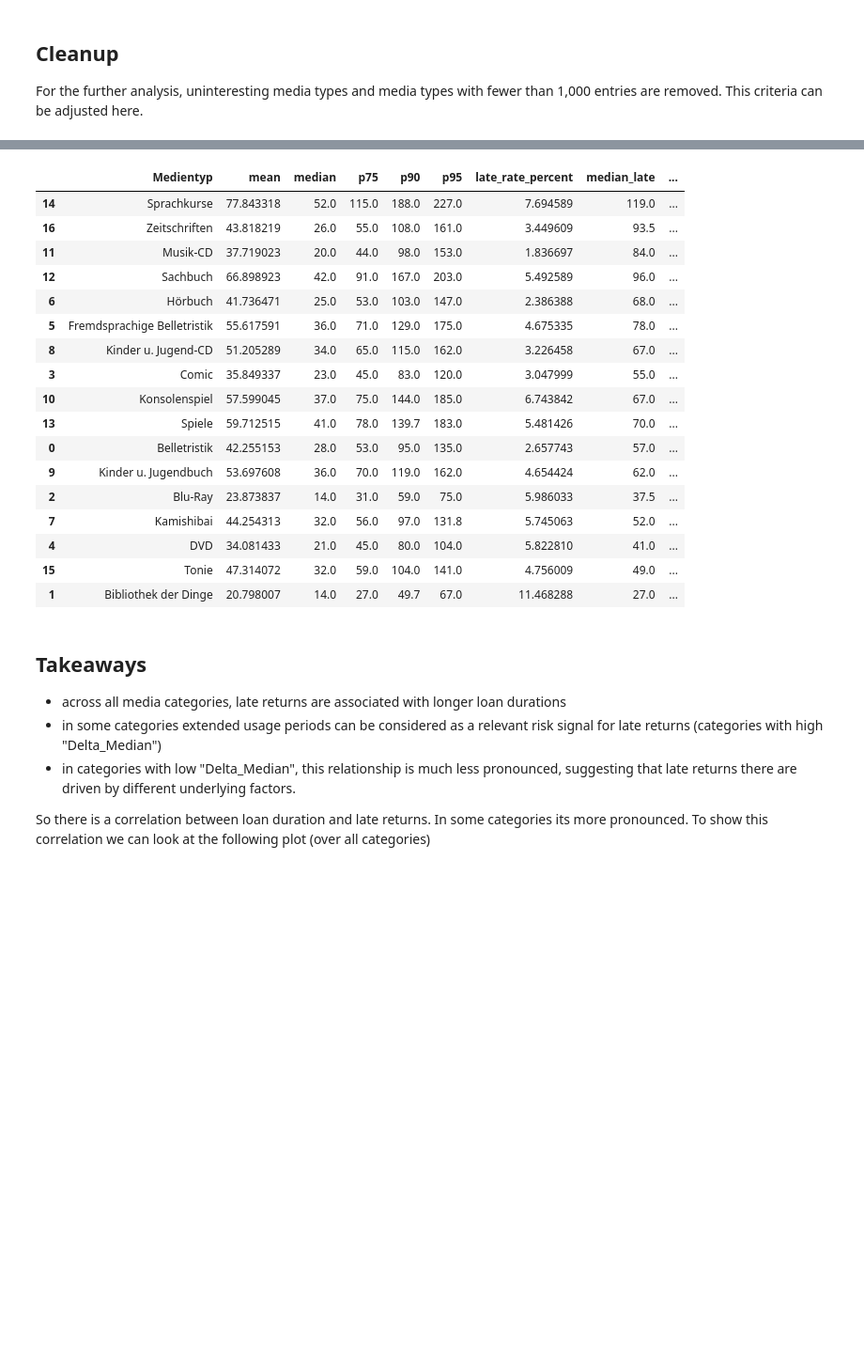
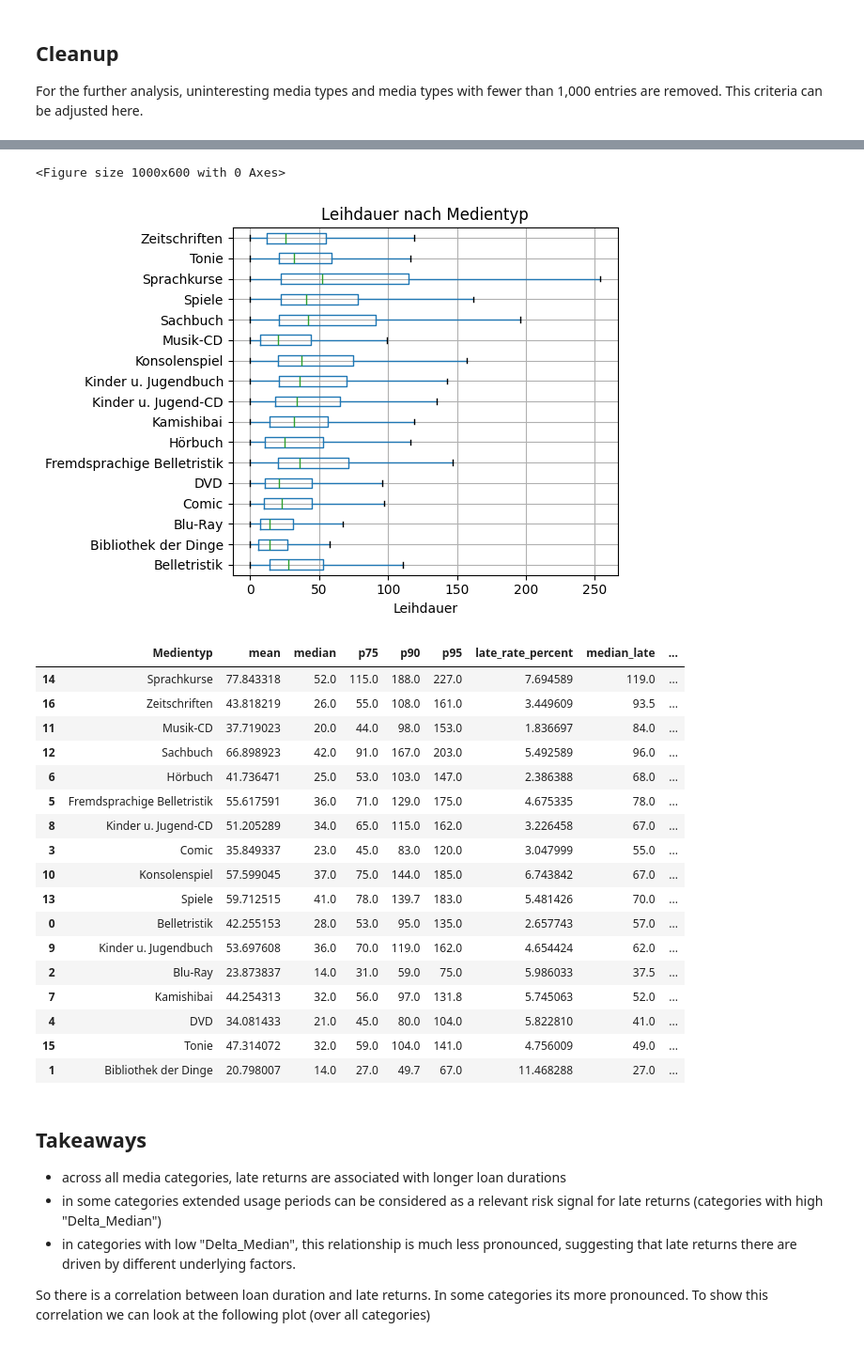
Before and after one commit to RobinAllgeier/Data_Literacy, a Jupyter notebook: notebooks/nr-notebook.ipynb, the cells around one changed output, grey strips where cells are left out. Shown at 94% size. Cells and saved outputs as stored; diff of their text form; code cells hidden in the pictures; blank space fills up the shorter version.

```diff
--- a/notebooks/nr-notebook.ipynb
+++ b/notebooks/nr-notebook.ipynb
@@ -194,34 +194,53 @@ leihdauer_stats = (
 late_rate = (
     all_data_frame
     .groupby("Medientyp")["Verspätet"]
     .apply(lambda x: (x == "Ja").mean() * 100)
     .rename("late_rate_percent")
 )
 
 leihdauer_by_late = (
     all_data_frame
     .groupby(["Medientyp", "Verspätet"])["Leihdauer"]
     .median()
     .unstack()
     .rename(columns={"Ja": "median_late", "Nein": "median_on_time"})
 )
 
 leihdauer_by_late["Delta_Median"] = (
         leihdauer_by_late["median_late"]
         - leihdauer_by_late["median_on_time"]
 )
 
 final_table = (
     leihdauer_stats
     .set_index("Medientyp")
     .join(late_rate)
     .join(leihdauer_by_late)
     .reset_index()
     .sort_values("Delta_Median", ascending=False)
 )
 
-final_table
+order = final_table["Medientyp"].tolist()
+
+plt.figure(figsize=(10, 6))
+all_data_frame.boxplot(
+    column="Leihdauer",
+    by="Medientyp",
+    vert=False,
+    grid=True,
+    showfliers=False
+)
+plt.suptitle("")
+plt.title("Leihdauer nach Medientyp")
+plt.xlabel("Leihdauer")
+plt.ylabel("")
+plt.tight_layout()
+plt.show()
+
+display(final_table)
 # %% [output]
+<Figure size 1000x600 with 0 Axes>
+[figure, added]
 |  | Medientyp | mean | median | p75 | p90 | p95 | late_rate_percent | median_late | ... |
 | 14 | Sprachkurse | 77.843318 | 52.0 | 115.0 | 188.0 | 227.0 | 7.694589 | 119.0 | ... |
 | 16 | Zeitschriften | 43.818219 | 26.0 | 55.0 | 108.0 | 161.0 | 3.449609 | 93.5 | ... |
```
Also changed, not shown: parts of 13 cells of this notebook, 1 other file.
